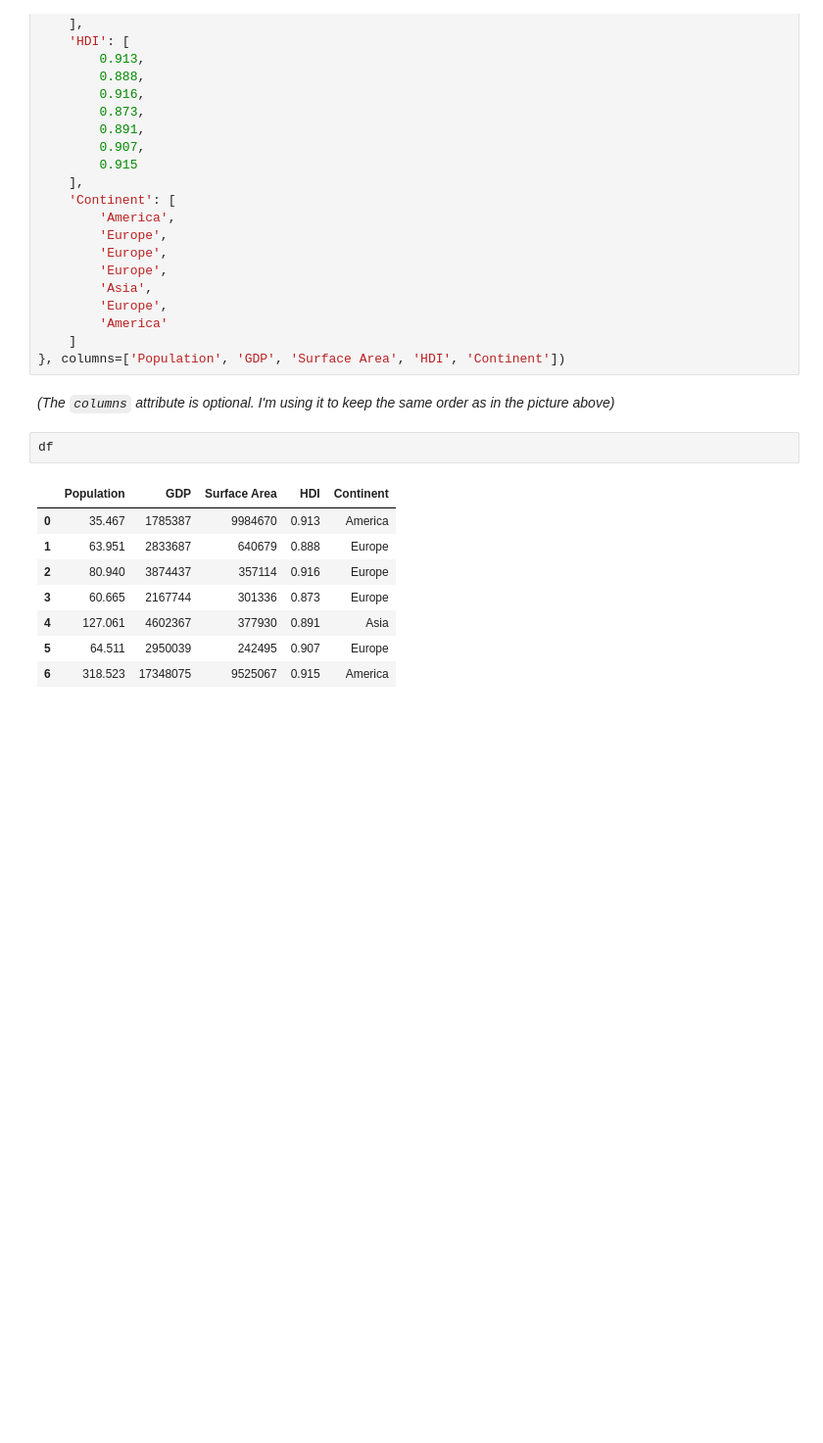
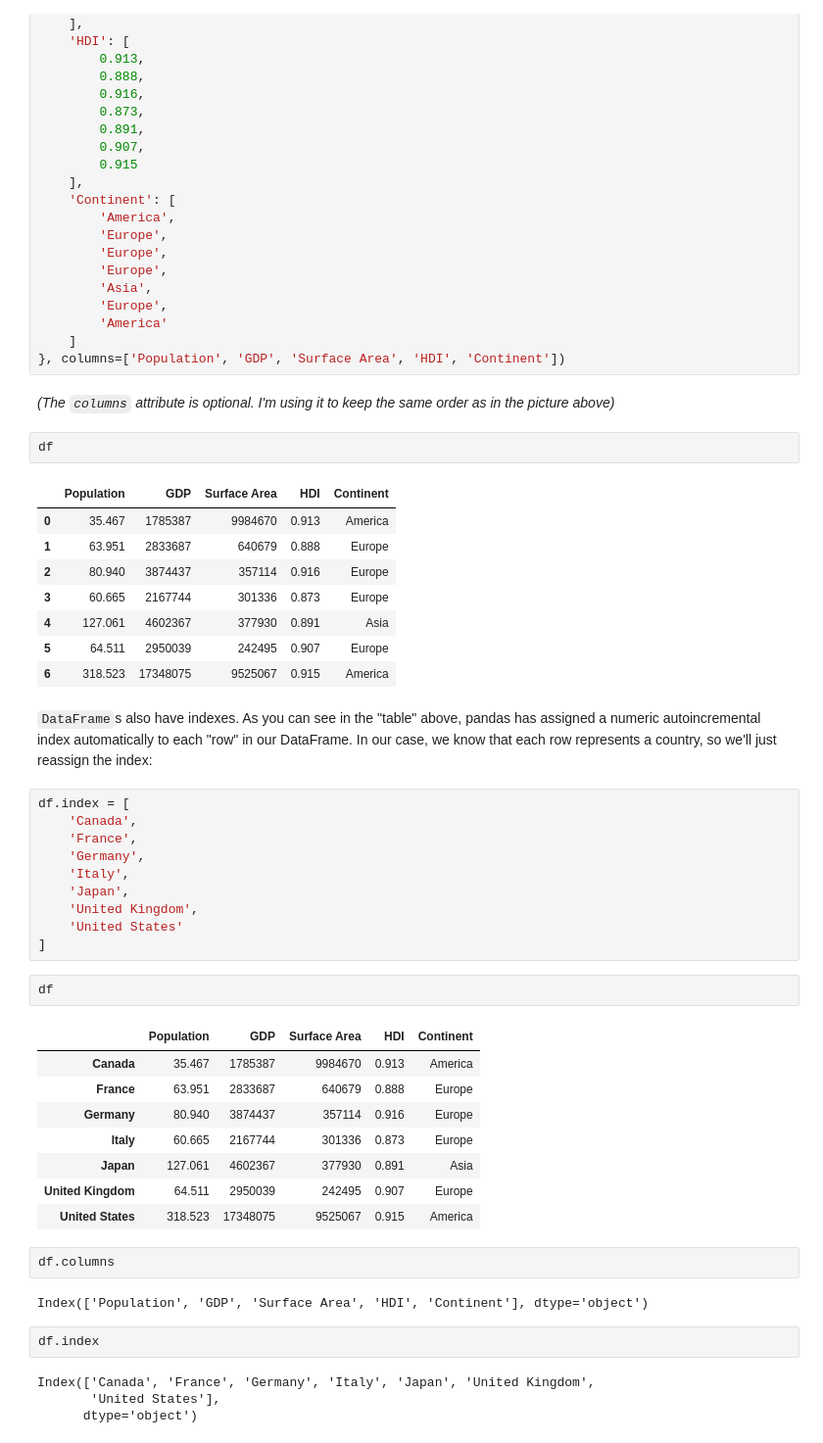
Before and after one commit to AlexGP80/Data_Analysis_with_Python, a Jupyter notebook: Pandas Dataframes.ipynb, the cells around one changed output. Shown: that part at 98% size. Saved outputs shown, nothing was run; the diff lists cells and outputs as text; blank space fills up the shorter version.

Commit message:
Pandas Tutorial - DataFrames (cont)

```diff
--- a/Pandas Dataframes.ipynb
+++ b/Pandas Dataframes.ipynb
@@ -66,3 +66,36 @@ df
 | 4 | 127.061 | 4602367 | 377930 | 0.891 | Asia |
 | 5 | 64.511 | 2950039 | 242495 | 0.907 | Europe |
 | 6 | 318.523 | 17348075 | 9525067 | 0.915 | America |
+# %% [markdown]
+`DataFrame`s also have indexes. As you can see in the "table" above, pandas has assigned a numeric autoincremental index automatically to each "row" in our DataFrame. In our case, we know that each row represents a country, so we'll just reassign the index:
+# %%
+df.index = [
+    'Canada',
+    'France',
+    'Germany',
+    'Italy',
+    'Japan',
+    'United Kingdom',
+    'United States'
+]
+# %%
+df
+# %% [output]
+|  | Population | GDP | Surface Area | HDI | Continent |
+| Canada | 35.467 | 1785387 | 9984670 | 0.913 | America |
+| France | 63.951 | 2833687 | 640679 | 0.888 | Europe |
+| Germany | 80.940 | 3874437 | 357114 | 0.916 | Europe |
+| Italy | 60.665 | 2167744 | 301336 | 0.873 | Europe |
+| Japan | 127.061 | 4602367 | 377930 | 0.891 | Asia |
+| United Kingdom | 64.511 | 2950039 | 242495 | 0.907 | Europe |
+| United States | 318.523 | 17348075 | 9525067 | 0.915 | America |
+# %%
+df.columns
+# %% [output]
+Index(['Population', 'GDP', 'Surface Area', 'HDI', 'Continent'], dtype='object')
+# %%
+df.index
+# %% [output]
+Index(['Canada', 'France', 'Germany', 'Italy', 'Japan', 'United Kingdom',
+       'United States'],
+      dtype='object')
```
Also changed, not shown: parts of 14 cells of this notebook.
